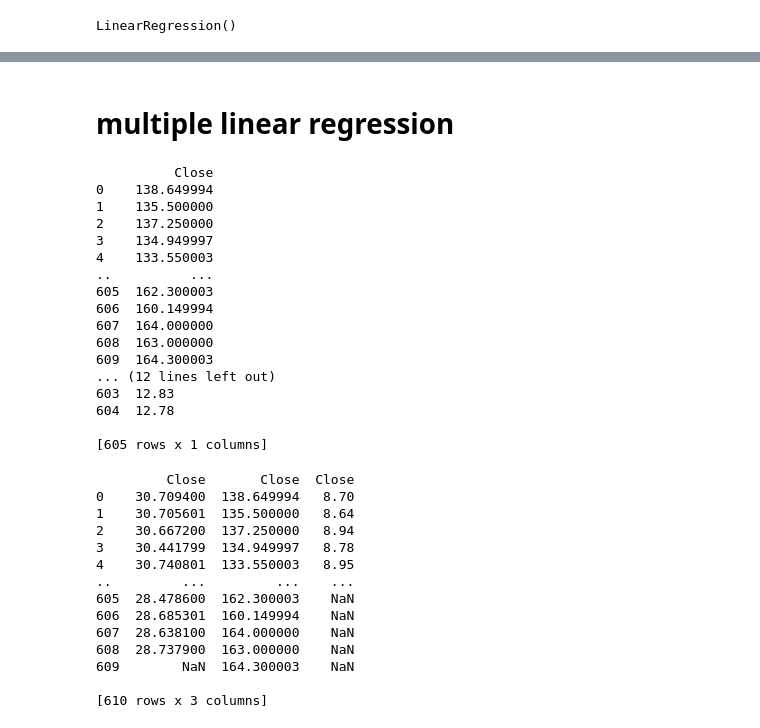
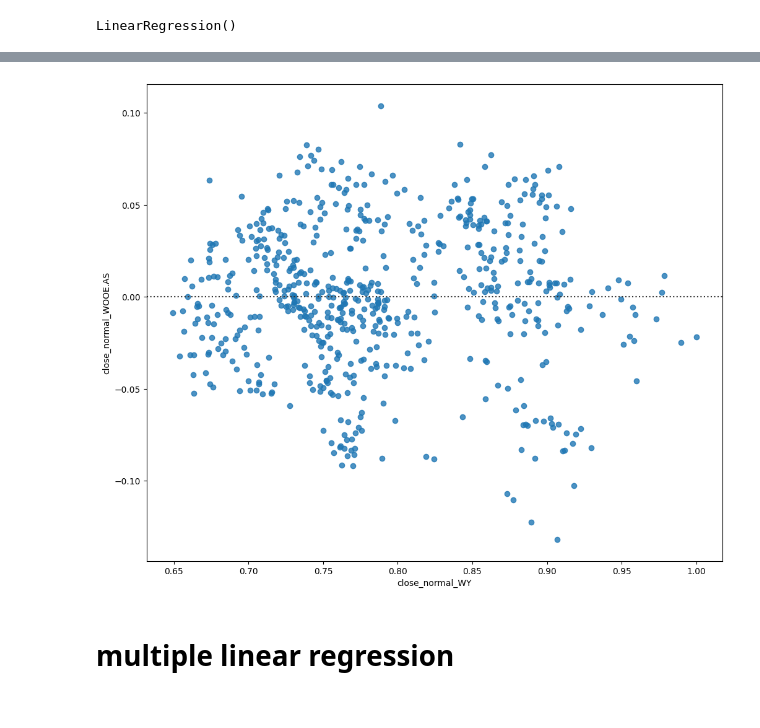
Before and after one commit to scaja/python_libraries_toolkits_for_modern_day_analysts_deprecated, a Jupyter notebook: 04_data_modeling.ipynb, the cells around one changed output, grey strips where cells are left out. Cells and saved outputs as stored; diff of their text form; code cells hidden in the pictures.

```diff
--- a/04_data_modeling.ipynb
+++ b/04_data_modeling.ipynb
@@ -55,2 +96,10 @@ array([[1.]])
+# %%
+width = 12
+height = 10
+plt.figure(figsize=(width, height))
+sns.residplot(x=aux_var_stock_prices["close_normal_WY"], y=aux_var_stock_prices["close_normal_WOOE.AS"])
+plt.show()
+# %% [output]
+[figure, added]
 # %% [markdown]
 # multiple linear regression
@@ -63,23 +105,0 @@ aux_var_stock_price_4 = pd.read_csv('data/' + company_name_4+ '.csv')
-# %%
-aux_var_stock_price_3 = aux_var_stock_price_3[['Close']]
-aux_var_stock_price_4 = aux_var_stock_price_4[['Close']]
-print(aux_var_stock_price_3)
-print(aux_var_stock_price_4)
-# %% [output]
-          Close
-0    138.649994
-1    135.500000
-2    137.250000
-3    134.949997
-4    133.550003
-..          ...
-605  162.300003
-606  160.149994
-607  164.000000
-608  163.000000
-609  164.300003
-... (12 lines left out)
-603  12.83
-604  12.78
-
-[605 rows x 1 columns]
@@ -86,22 +123,6 @@ print(aux_var_stock_price_4)
 # %%
 aux_var_stock_prices = pd.concat([aux_var_stock_price_2, aux_var_stock_price_3, aux_var_stock_price_4], axis=1)
-print(aux_var_stock_prices)
 Z = aux_var_stock_prices
-# %% [output]
-         Close       Close  Close
-0    30.709400  138.649994   8.70
-1    30.705601  135.500000   8.64
-2    30.667200  137.250000   8.94
-3    30.441799  134.949997   8.78
-4    30.740801  133.550003   8.95
-..         ...         ...    ...
-605  28.478600  162.300003    NaN
-606  28.685301  160.149994    NaN
-607  28.638100  164.000000    NaN
-608  28.737900  163.000000    NaN
-609        NaN  164.300003    NaN
-
-[610 rows x 3 columns]
 # %%
 lm.fit(Z, X)
 # %% [output]
```
Also changed, not shown: parts of 55 cells of this notebook, 2 other files.
